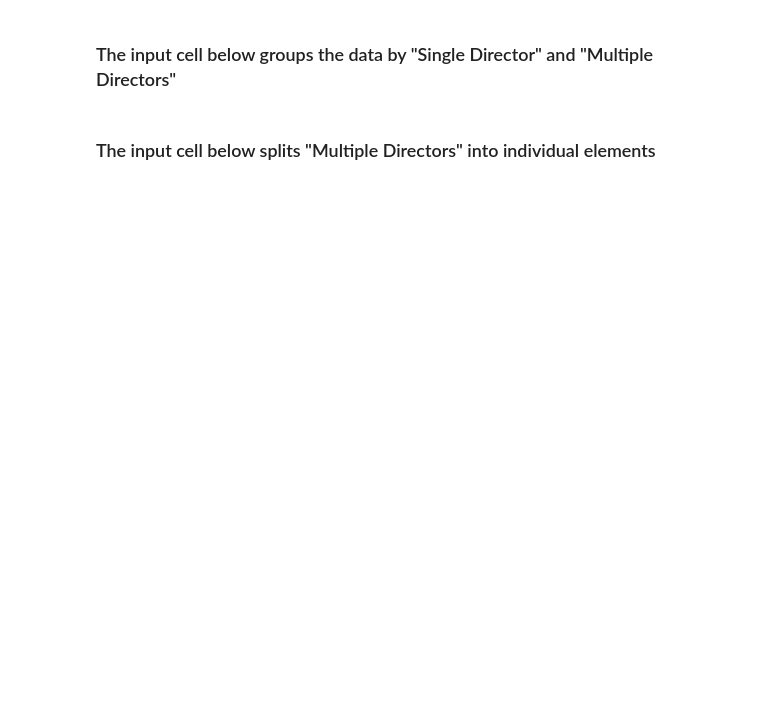
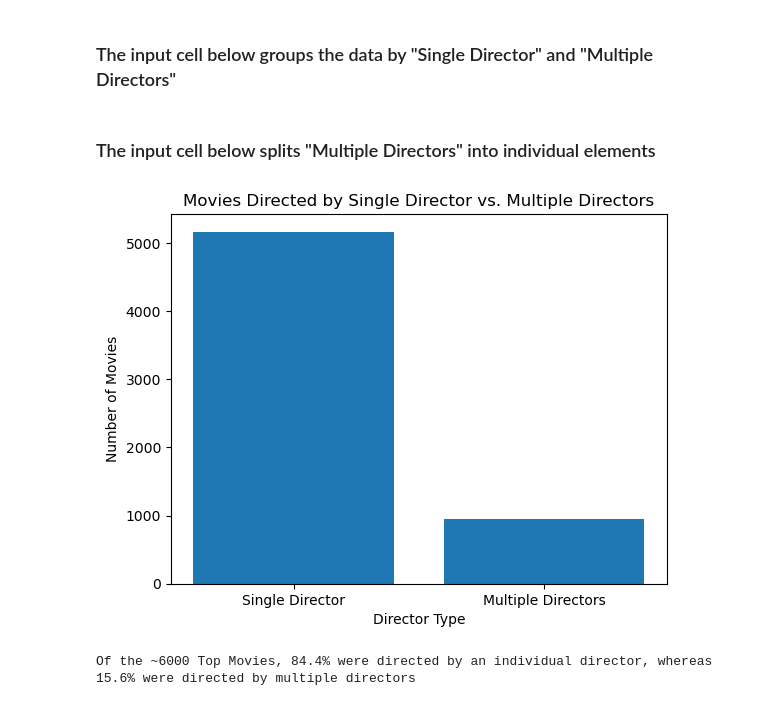
Before and after one commit to jvwastaken/Blockbuster-Breakdown, a Jupyter notebook: JV_Analysis/director_datatset.ipynb, the cells around one changed output. Cells and saved outputs as stored; diff of their text form; code cells hidden in the pictures; blank space fills up the shorter version.

Commit message:
Created some draft figures in relation to directors

```diff
--- a/JV_Analysis/director_datatset.ipynb
+++ b/JV_Analysis/director_datatset.ipynb
@@ -50,0 +57,15 @@ updated_movie_df['Director'].value_counts()
+# %%
+director_counts = updated_movie_df['Director_Type'].value_counts()
+plt.bar(director_counts.index, director_counts.values)
+plt.xlabel('Director Type')
+plt.ylabel('Number of Movies')
+plt.title('Movies Directed by Single Director vs. Multiple Directors')
+plt.show();
+single_director_percent = 5167 / 6122 * 100
+rounded_single = round(single_director_percent, 2)
+multiple_director_percent = 955 / 6122 * 100
+rounded_multiple = round(multiple_director_percent, 2)
+print(f"Of the ~6000 Top Movies, {rounded_single}% were directed by an individual director, whereas {rounded_multiple}% were directed by multiple directors")
+# %% [output]
+[figure, added]
+Of the ~6000 Top Movies, 84.4% were directed by an individual director, whereas 15.6% were directed by multiple directors
```
Also changed, not shown: parts of 5 cells of this notebook.
